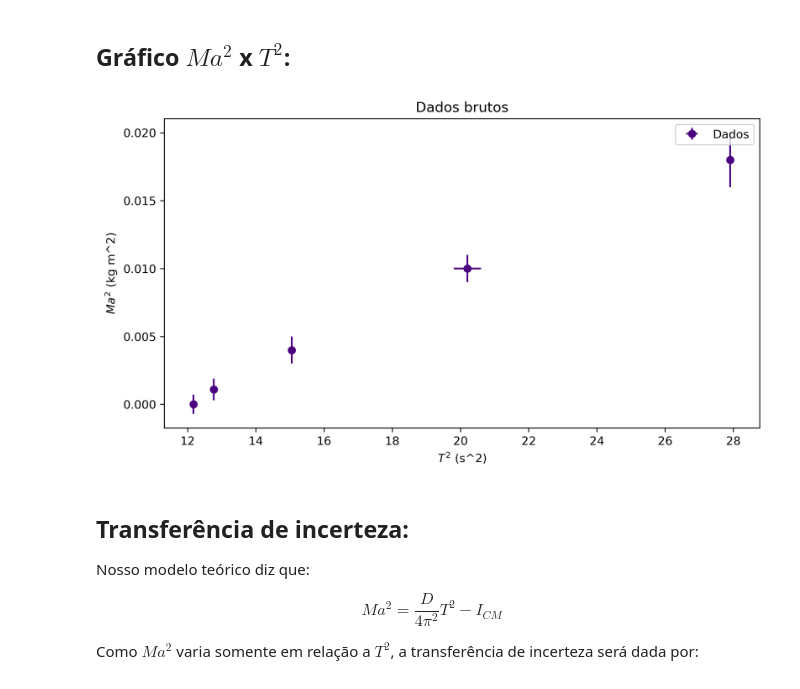
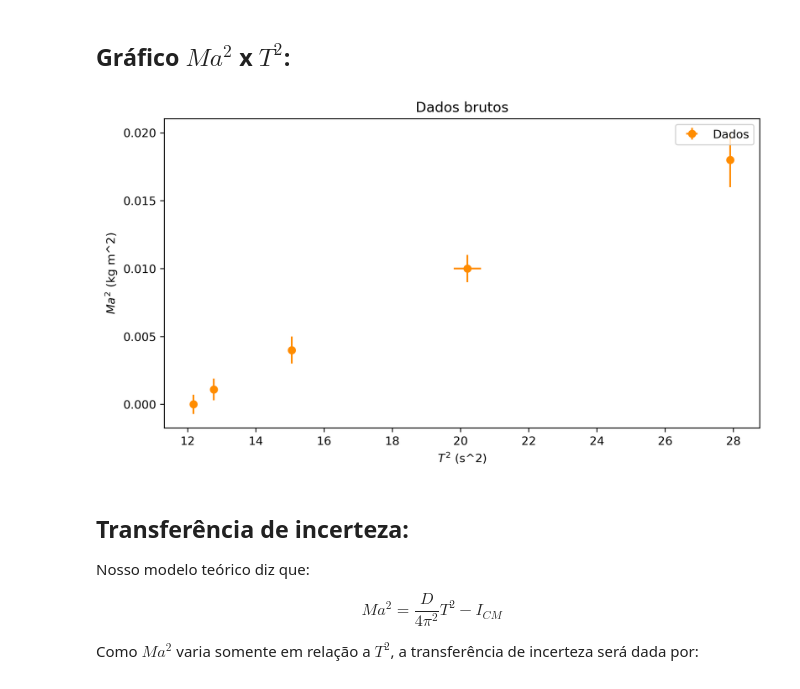
Before and after one commit to viniciusrocca/College_Codes, a Jupyter notebook: Lab_InertiaMoment.ipynb, the cells around one changed output. Cells and saved outputs as stored; diff of their text form; code cells hidden in the pictures.

```diff
--- a/Lab_InertiaMoment.ipynb
+++ b/Lab_InertiaMoment.ipynb
@@ -440,15 +440,15 @@ print(inc_t_square2)
 ## Gráfico $Ma^2$ x $T^2$:
 # %%
 plt.figure(figsize = [9.2,4.9], dpi = 300)
-plt.errorbar(t_square2,m_a_square,inc_ma_square,inc_t_square2, 'o', color = 'indigo', label = 'Dados')
+plt.errorbar(t_square2,m_a_square,inc_ma_square,inc_t_square2, 'o', color = 'darkorange', label = 'Dados')
 plt.ylabel(r'$Ma^2$ (kg m^2)')
 plt.xlabel(r'$T^2$ (s^2)')
 plt.title('Dados brutos')
 plt.legend()
-#plt.savefig('TxDL_brutos.pdf', dpi =300)
+plt.savefig('Ma2xT2_brutos.pdf', dpi =300)
 plt.show()
 # %% [output]
-[figure, old version]
+[figure, new version]
 # %% [markdown]
 ## Transferência de incerteza:
 
```
Also changed, not shown: parts of 23 cells of this notebook.
